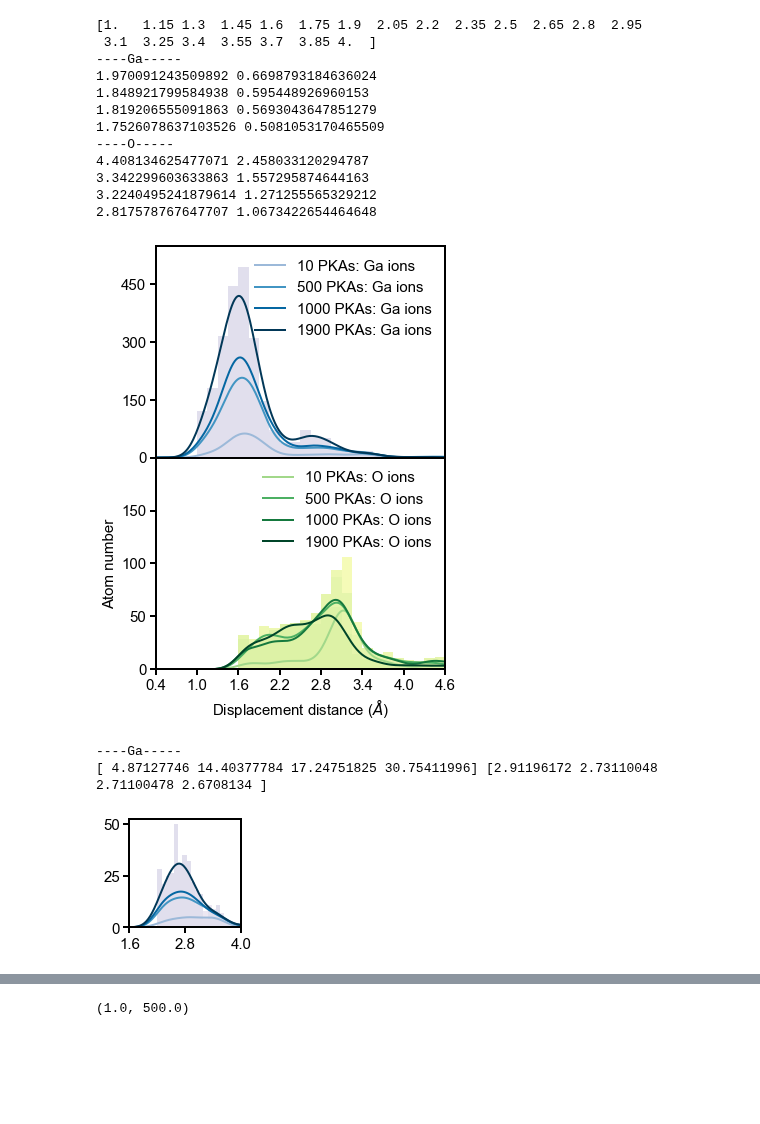
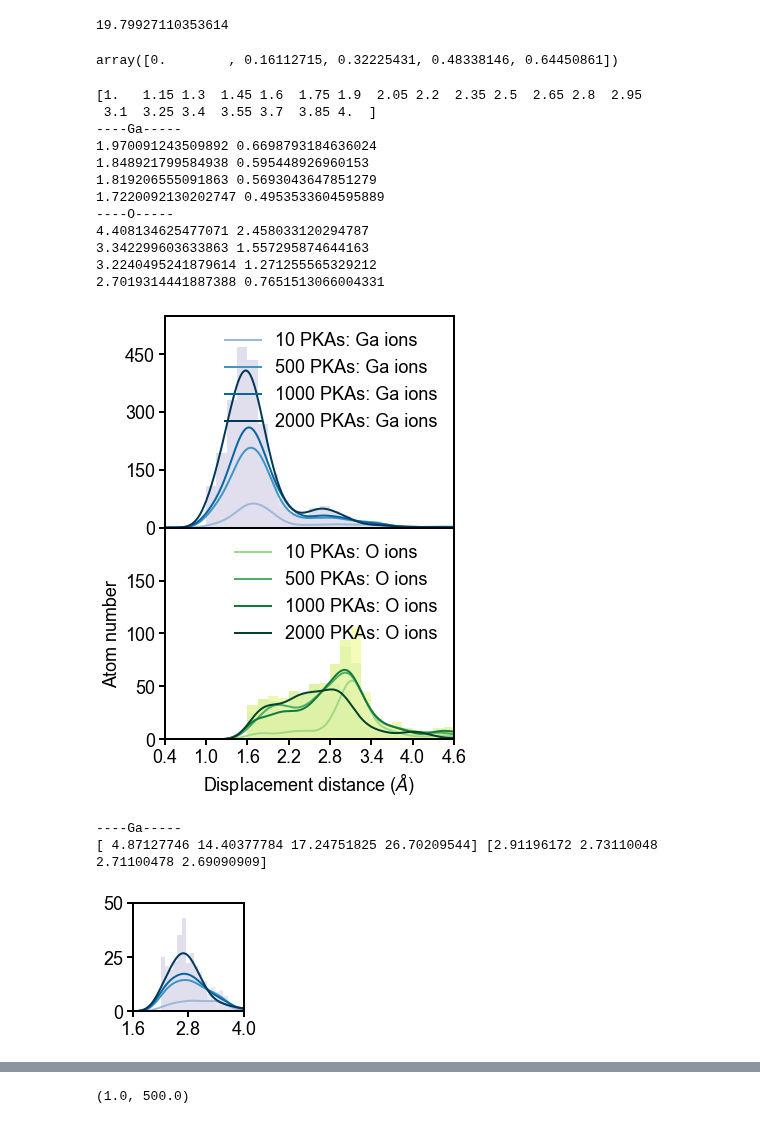
Before and after one commit to HE-RU10/ga2o3, a Jupyter notebook: Overlapping_anneal_msd.ipynb, the cells around one changed output, grey strips where cells are left out. Drawn from its saved outputs; the diff is of its cells as text; code cells hidden in the pictures; blank space fills up the shorter version.

```diff
--- a/Overlapping_anneal_msd.ipynb
+++ b/Overlapping_anneal_msd.ipynb
@@ -10,3 +22,23 @@ warnings.filterwarnings("ignore")
+# %%
+TDEO1=16.69665071770335
+TDEO2=17.730616302186878
+TDEO3=16.35593220338983
+TDEGa1=22.164750957854405
+TDEGa2=19.410679611650487
+mO=15.9994
+mGa=69.72
+TDEga2o3=((TDEO1+TDEO2+TDEO3)*mO+(TDEGa1+TDEGa2)*mGa)/(2*mGa+3*mO)
+TDEga2o3
+# %% [output]
+19.79927110353614
+# %%
+pkal=[0,500,1000,1500,2000]
+dpa=np.zeros(len(pkal))
+for i in range(len(pkal)):
+    dpa[i]=DPA(1500,pkal[i],193.294,81920,TDEga2o3)
+dpa
+# %% [output]
+array([0.        , 0.16112715, 0.32225431, 0.48338146, 0.64450861])
 # %%
 #calculate MSD(Ga & O ) of each frame
 def calculate_msd(df,d):
@@ -82,7 +111,7 @@ plt.subplots_adjust(left=0.01, right=0.99, bottom=0.01, top=0.99, wspace=0, hspa
 bin_edges = np.linspace(1, 4,21)
 print(bin_edges)
 t = np.linspace(0.4, 4.6, 210)
-pkal=[10,500,1000,1900]
+pkal=[10,500,1000,2000]
 cmap = plt.get_cmap('PuBu')
 n_ga_peak=np.zeros(4)
 n_o_peak=np.zeros(4)
@@ -112,8 +141,8 @@ for j in range(4):
     ga_peak[j]=t[index]
 axs[0].tick_params(axis='x', width=0,length=2)
 axs[0].set_yticks([ 0,150 ,300,450])
-axs[0].legend(fontsize=15,frameon=False)
-axs[0].tick_params(axis='y', width=2,length=6, labelsize=15)
+axs[0].legend(fontsize=18,frameon=False)
+axs[0].tick_params(axis='y', width=2,length=6, labelsize=18)
 axs[0].set_ylim(0, 550)
 print('----O-----')
 bin_edges = np.linspace(1.6, 4.6,21)
@@ -136,18 +165,18 @@ for j in range(4):
     n_o_peak[j]=max(fit_y)
     index=np.argmax(fit_y)
     o_peak[j]=t[index]
-axs[1].set_xlabel('Displacement distance ($\AA$)',fontsize=15)
-axs[1].set_ylabel('Atom number',fontsize=15)
-axs[1].legend(fontsize=15,frameon=False)
+axs[1].set_xlabel('Displacement distance ($\AA$)',fontsize=18)
+axs[1].set_ylabel('Atom number',fontsize=18)
+axs[1].legend(fontsize=18,frameon=False)
 axs[1].grid(False)
 # Set the desired x-axis limits
 axs[1].set_xticks([0.4,1.0,1.6,2.2,2.8,3.4,4,4.6])
 axs[1].set_yticks([0,50,100,150])
 axs[1].set_ylim(0, 200)
 axs[1].set_xlim(0.4, 4.6)# Replace x_min and x_max with your desired range
-axs[1].tick_params(axis='x', width=2,length=6,labelsize=15)
-axs[1].tick_params(axis='y', width=2,length=6,labelsize=15)
-#plt.savefig('my_plot.png')
+axs[1].tick_params(axis='x', width=2,length=6,labelsize=18)
+axs[1].tick_params(axis='y', width=2,length=6,labelsize=18)
+plt.savefig('/home/heruhe/Desktop/overlapping1', format='svg')
 # %% [output]
 [1.   1.15 1.3  1.45 1.6  1.75 1.9  2.05 2.2  2.35 2.5  2.65 2.8  2.95
  3.1  3.25 3.4  3.55 3.7  3.85 4.  ]
@@ -155,13 +184,13 @@ axs[1].tick_params(axis='y', width=2,length=6,labelsize=15)
 1.970091243509892 0.6698793184636024
 1.848921799584938 0.595448926960153
 1.819206555091863 0.5693043647851279
-1.7526078637103526 0.5081053170465509
+1.7220092130202747 0.4953533604595889
 ----O-----
 4.408134625477071 2.458033120294787
 3.342299603633863 1.557295874644163
 3.2240495241879614 1.271255565329212
-2.817578767647707 1.0673422654464648
+2.7019314441887388 0.7651513066004331
-[figure, old version]
+[figure, new version]
 # %%
 # Modify a global rcParam
 plt.rcParams['axes.linewidth'] = 2
@@ -170,37 +199,38 @@ plt.rcParams["font.family"] = "arial"
 plt.rcParams["figure.figsize"] = (2,2)
 #find second peak of Ga ions
 n_ga_peak2=np.zeros(4)
 ga_peak2=np.zeros(4)
 bin_edges = np.linspace(2.2, 4.0,21)
 print('----Ga-----')
 
 for j in range(4):
     i=pkal[j]
     c= cmap((j+2)/5)
     fn='/home/heruhe/Desktop/Ga2o3/cascade/5type_overlapping/cascade_anneal/anneal_dumpfile/1000_100ps_{}/particle_Displacement_Magnitude11.csv'.format(i)
     df=pd.read_csv(fn)
     dfGa = df[(df['Particle Type'] < 3) & (df['Displacement Magnitude'] > 2.2)]
     d=dfGa['Displacement Magnitude']
  #   d=dfO['Displacement Magnitude']
     hist1, bin_edge, patches=plt.hist(d, bins=bin_edges,alpha=1,histtype='bar',color=cmap((j+4)/40))
     hist2, bin_edge = np.histogram(d, bins=bin_edges, density=True)
     ex=hist1[0]/hist2[0]
     #print(i,hist1 )
     fit_y= kernel_density(t, d, 0.2)*ex
     n_ga_peak2[j]=max(fit_y)
     index=np.argmax(fit_y)
     ga_peak2[j]=t[index]
     plt.plot(t,fit_y, label='{} PKAs: Ga ions'.format(i),linewidth=2,color=c)
 print(n_ga_peak2,ga_peak2)
 plt.xticks([1.6,2.8,4])
 plt.yticks([0,25,50])
 plt.xlim(1.6, 4)
-plt.tick_params(axis='x', width=2,length=6,labelsize=15)
-plt.tick_params(axis='y', width=2,length=6,labelsize=15)
+plt.tick_params(axis='x', width=2,length=6,labelsize=18)
+plt.tick_params(axis='y', width=2,length=6,labelsize=18)
+plt.savefig('/home/heruhe/Desktop/overlapping2', format='svg')
 # %% [output]
 ----Ga-----
-[ 4.87127746 14.40377784 17.24751825 30.75411996] [2.91196172 2.73110048 2.71100478 2.6708134 ]
+[ 4.87127746 14.40377784 17.24751825 26.70209544] [2.91196172 2.73110048 2.71100478 2.69090909]
-[figure, old version]
+[figure, new version]
 # %%
 # Modify a global rcParam
 plt.rcParams['axes.linewidth'] = 2
```
Also changed, not shown: parts of 3 cells of this notebook, 2 other files.
